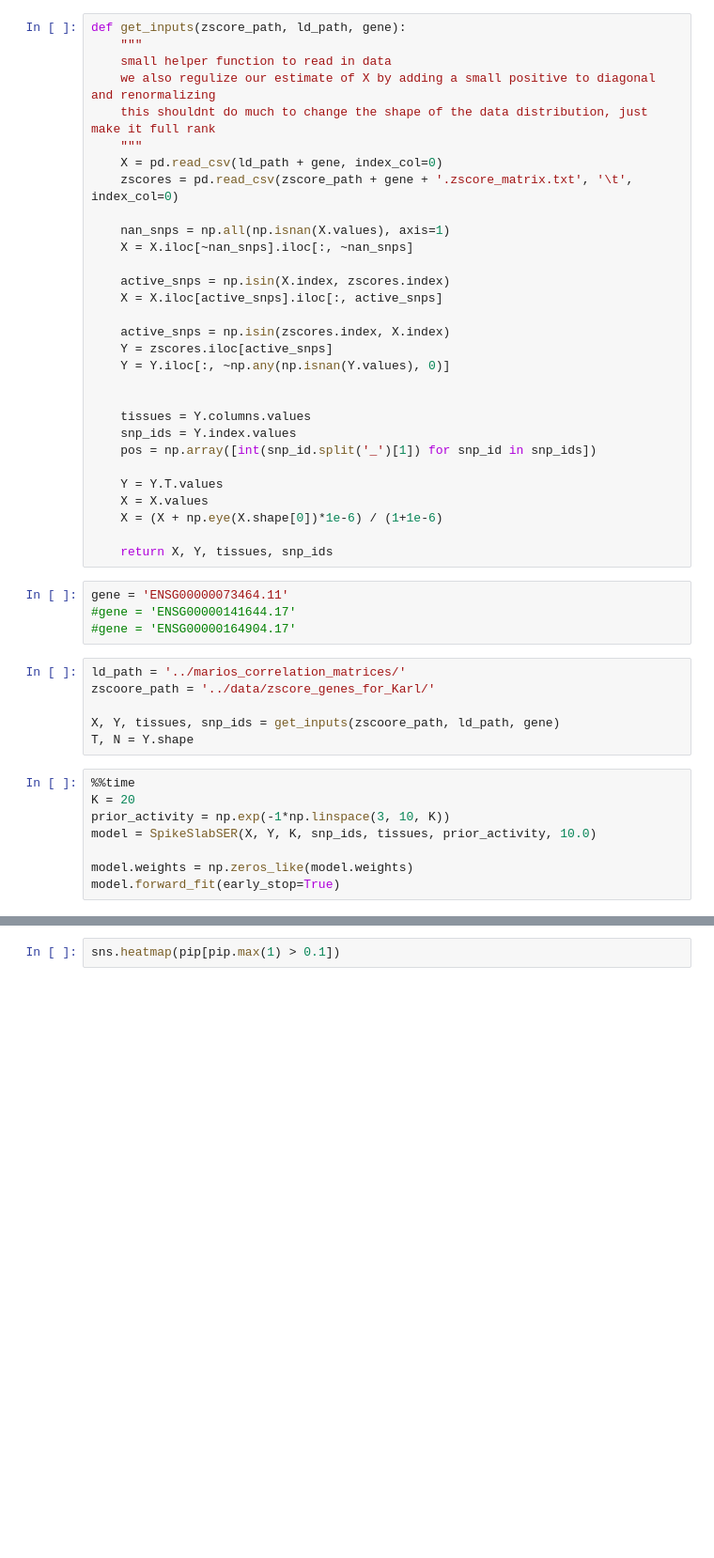
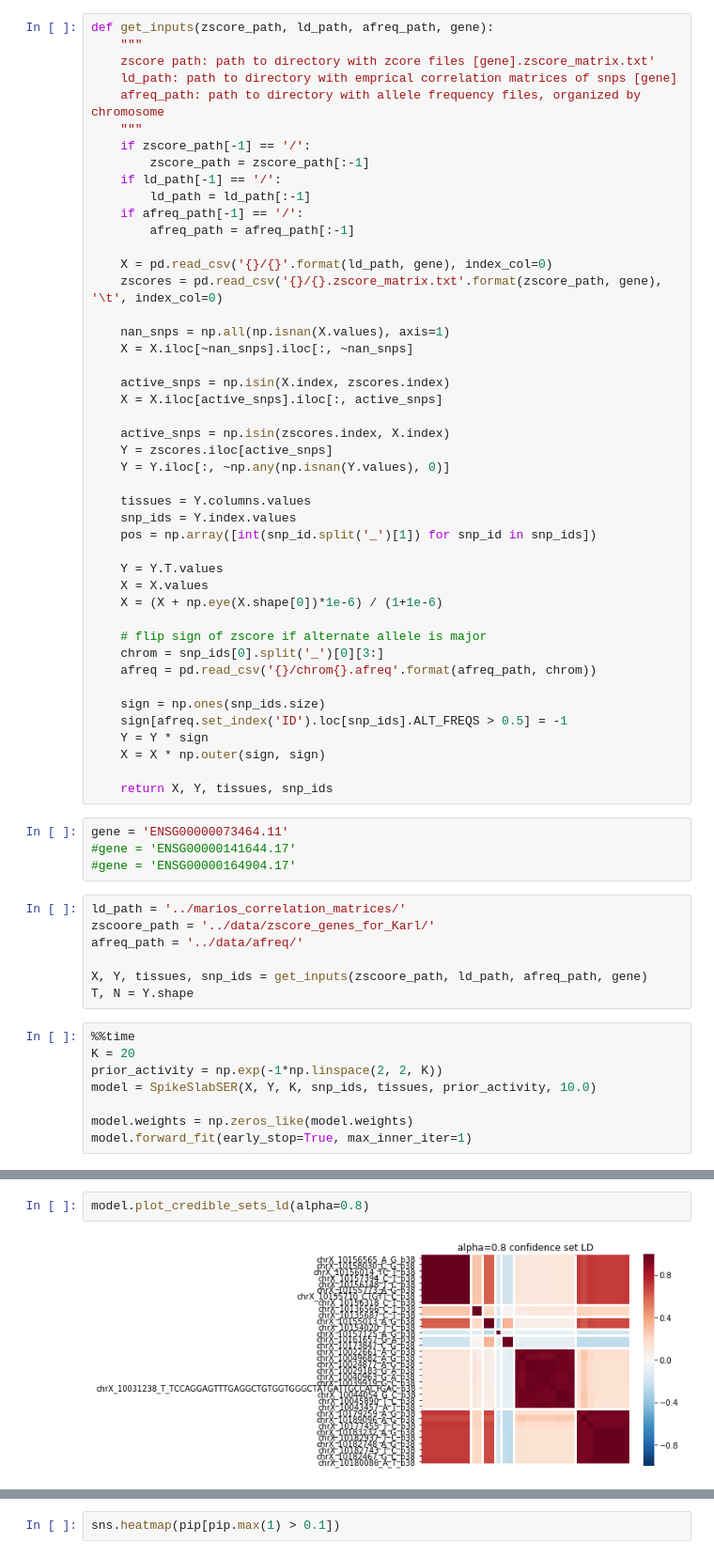
Before and after one commit to karltayeb/cafeh, a Jupyter notebook: coloc/example.ipynb, the cells around one changed output, grey strips where cells are left out. Shown at 94% size. Cells and saved outputs as stored; diff of their text form; blank space fills up the shorter version.

```diff
--- a/coloc/example.ipynb
+++ b/coloc/example.ipynb
@@ -115,14 +156,21 @@ model.get_global_colocalzation()
 
 Now we show a quick run through a real eQTL exaple
 # %%
-def get_inputs(zscore_path, ld_path, gene):
+def get_inputs(zscore_path, ld_path, afreq_path, gene):
     """
-    small helper function to read in data
-    we also regulize our estimate of X by adding a small positive to diagonal and renormalizing
-    this shouldnt do much to change the shape of the data distribution, just make it full rank
+    zscore path: path to directory with zcore files [gene].zscore_matrix.txt'
+    ld_path: path to directory with emprical correlation matrices of snps [gene]
+    afreq_path: path to directory with allele frequency files, organized by chromosome
     """
-    X = pd.read_csv(ld_path + gene, index_col=0)
-    zscores = pd.read_csv(zscore_path + gene + '.zscore_matrix.txt', '\t', index_col=0)
+    if zscore_path[-1] == '/':
+        zscore_path = zscore_path[:-1]
+    if ld_path[-1] == '/':
+        ld_path = ld_path[:-1]
+    if afreq_path[-1] == '/':
+        afreq_path = afreq_path[:-1]
+
+    X = pd.read_csv('{}/{}'.format(ld_path, gene), index_col=0)
+    zscores = pd.read_csv('{}/{}.zscore_matrix.txt'.format(zscore_path, gene), '\t', index_col=0)
 
     nan_snps = np.all(np.isnan(X.values), axis=1)
     X = X.iloc[~nan_snps].iloc[:, ~nan_snps]
@@ -134,7 +182,6 @@ def get_inputs(zscore_path, ld_path, gene):
     Y = zscores.iloc[active_snps]
     Y = Y.iloc[:, ~np.any(np.isnan(Y.values), 0)]
 
-
     tissues = Y.columns.values
     snp_ids = Y.index.values
     pos = np.array([int(snp_id.split('_')[1]) for snp_id in snp_ids])
@@ -143,6 +190,15 @@ def get_inputs(zscore_path, ld_path, gene):
     X = X.values
     X = (X + np.eye(X.shape[0])*1e-6) / (1+1e-6)
 
+    # flip sign of zscore if alternate allele is major
+    chrom = snp_ids[0].split('_')[0][3:]
+    afreq = pd.read_csv('{}/chrom{}.afreq'.format(afreq_path, chrom))
+
+    sign = np.ones(snp_ids.size)
+    sign[afreq.set_index('ID').loc[snp_ids].ALT_FREQS > 0.5] = -1
+    Y = Y * sign
+    X = X * np.outer(sign, sign)
+
     return X, Y, tissues, snp_ids
 # %%
 gene = 'ENSG00000073464.11'
@@ -151,14 +207,15 @@ gene = 'ENSG00000073464.11'
 # %%
 ld_path = '../marios_correlation_matrices/'
 zscoore_path = '../data/zscore_genes_for_Karl/'
+afreq_path = '../data/afreq/'
 
-X, Y, tissues, snp_ids = get_inputs(zscoore_path, ld_path, gene)
+X, Y, tissues, snp_ids = get_inputs(zscoore_path, ld_path, afreq_path, gene)
 T, N = Y.shape
 # %%
 %%time
 K = 20
-prior_activity = np.exp(-1*np.linspace(3, 10, K))
+prior_activity = np.exp(-1*np.linspace(2, 2, K))
 model = SpikeSlabSER(X, Y, K, snp_ids, tissues, prior_activity, 10.0)
 
 model.weights = np.zeros_like(model.weights)
-model.forward_fit(early_stop=True)
+model.forward_fit(early_stop=True, max_inner_iter=1)
@@ -174,0 +244,4 @@ plt.plot(model.elbos)
+# %%
+model.plot_credible_sets_ld(alpha=0.8)
+# %% [output]
+[figure, added]
```
Also changed, not shown: parts of 34 cells of this notebook, 2 other files.
